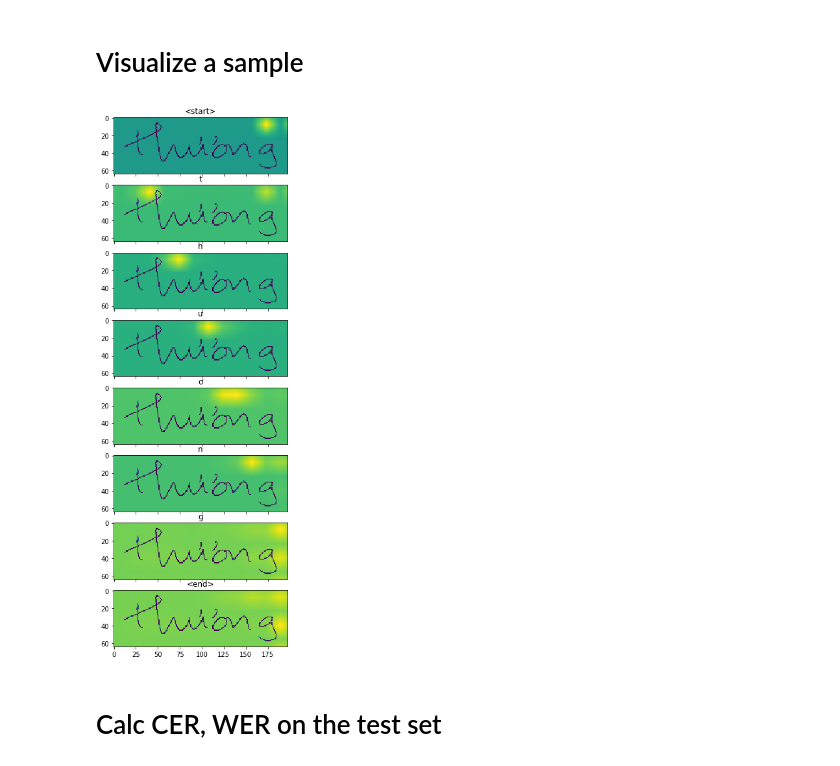
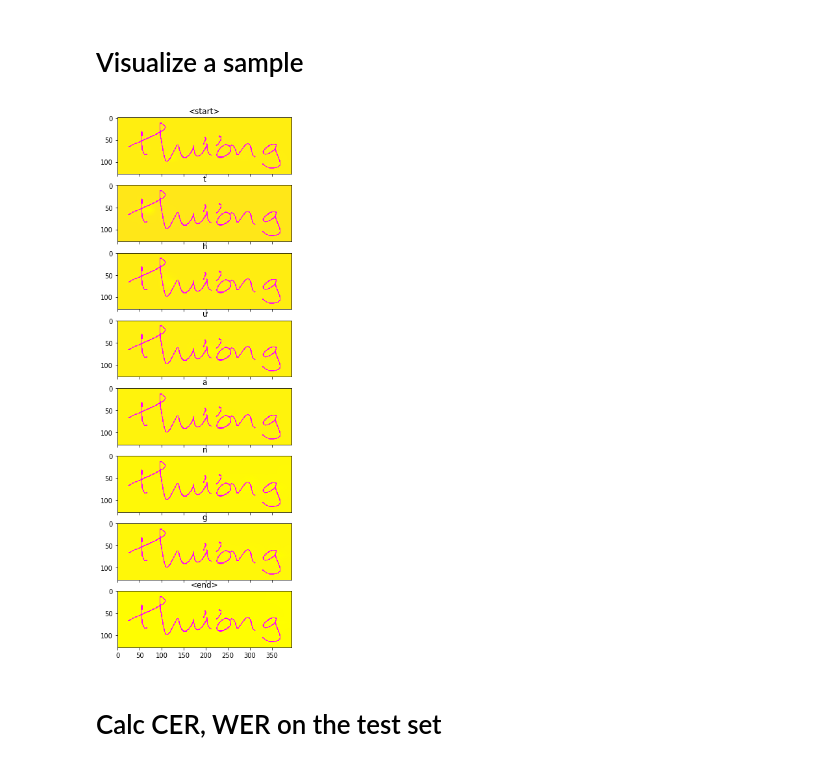
Before and after one commit to VinhLoiIT/vietnamese-htr, a Jupyter notebook: inference.ipynb, the cells around one changed output. Cells and saved outputs as stored; diff of their text form; code cells hidden in the pictures.

```diff
--- a/inference.ipynb
+++ b/inference.ipynb
@@ -36,13 +36,14 @@ config = {
 MAX_LENGTH = config['max_length']
 CKPT_DIR = './ckpt'
 # %%
-info = torch.load(os.path.join(CKPT_DIR, 'BEST_weights.pt'), map_location='cpu')
+info = torch.load(os.path.join(CKPT_DIR, '02012020_223655/BEST_weights_56_0.9035624686402408.pt'), map_location='cpu')
 # %%
 image_transform = transforms.Compose([
     transforms.Grayscale(3),
-    ScaleImageByHeight(64),
-    PaddingWidth(64),
+    ScaleImageByHeight(128),
     transforms.ToTensor(),
+    transforms.Normalize(mean=[0.485, 0.456, 0.406],
+                         std=[0.229, 0.224, 0.225])
 ])
 # %%
 test_data = get_dataset('test', image_transform)
@@ -172,23 +174,23 @@ length
 # %%
 sample_index = 0
 sample_image, sample_predict, sample_weigth = imgs[sample_index], predicts_str[sample_index], weights[:, [sample_index]]
 fig, axeses = plt.subplots(len(sample_predict), figsize=(15,15), sharex=True, sharey=True)
 
 for i, axes in enumerate(axeses.ravel()):
     weight = weights[i].reshape(-1, config['batch_size'], img_rows // 16, img_cols // 16) # 16 is factor that DenseNet reduce the original image size
     weight_numpy = weight.cpu().numpy()[:,sample_index,:].squeeze()
     weight_image = skimage.transform.resize(weight_numpy, (img_rows, img_cols))
 
     img = sample_image.squeeze().permute(1,2,0).cpu().numpy()[:,:,0]
 
     alpha = 0.5
     blend = img * alpha + weight_image * (1-alpha)
 
     axes.set_title(sample_predict[i])
-    axes.imshow(blend)
+    axes.imshow(blend, cmap='spring')
 plt.plot();
 # %% [output]
-[figure, old version]
+[figure, new version]
 # %% [markdown]
 # Calc CER, WER on the test set
 # %% [markdown]
```
Also changed, not shown: parts of 8 cells of this notebook, 3 other files.
